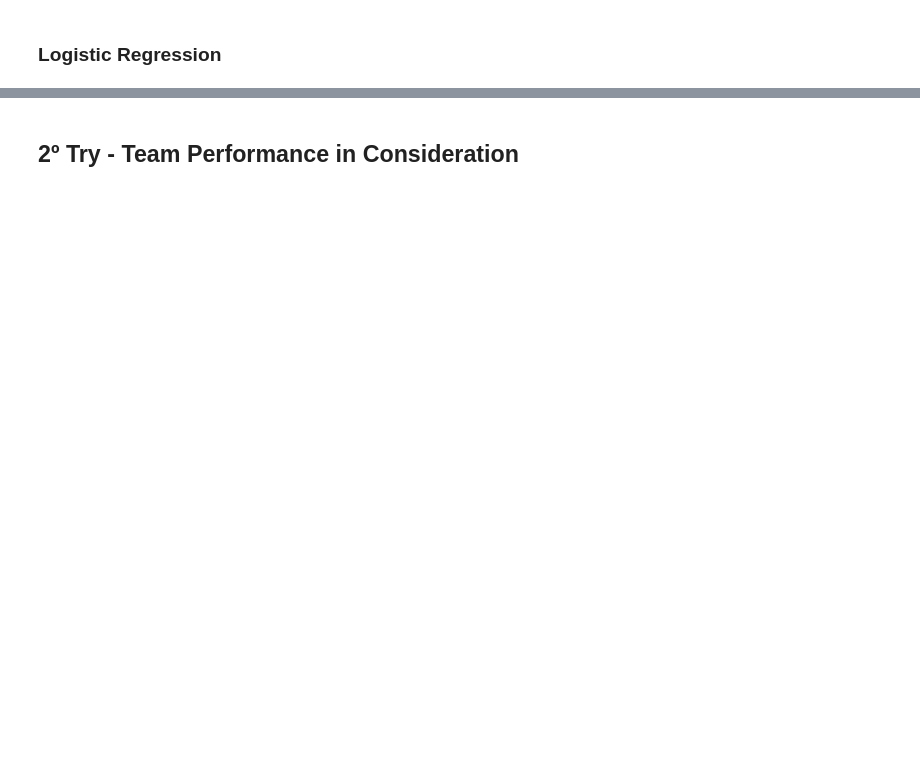
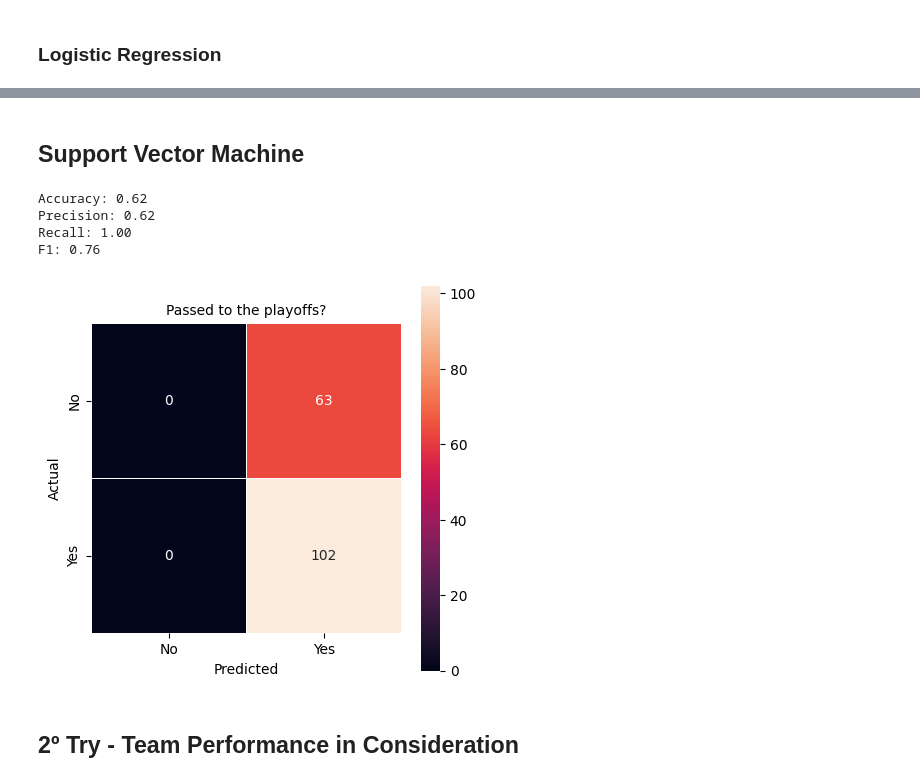
Before and after one commit to FranciscoMaldonado0/feup-ac, a Jupyter notebook: model.ipynb, the cells around one changed output, grey strips where cells are left out. Cells and saved outputs as stored; diff of their text form; code cells hidden in the pictures; blank space fills up the shorter version.

```diff
--- a/model.ipynb
+++ b/model.ipynb
@@ -85,3 +222,39 @@ print(f"Classification report:\n{classification}")
+# %% [markdown]
+## Support Vector Machine
+# %%
+# SVM
+svm = SVC(kernel='linear')
+svm.fit(train_inputs, train_labels)
+
+y_pred = svm.predict(test_inputs)
+
+# metrics for the SVM
+accuracy = accuracy_score(test_labels, y_pred)
+print(f"Accuracy: {accuracy:.2f}")
+precision = metrics.precision_score(test_labels, y_pred)
+print(f"Precision: {precision:.2f}")
+recall = metrics.recall_score(test_labels, y_pred)
+print(f"Recall: {recall:.2f}")
+f1 = metrics.f1_score(test_labels, y_pred)
+print(f"F1: {f1:.2f}")
+
+# plot the confusion matrix
+confusion = confusion_matrix(test_labels, y_pred)
+
+plt.figure(figsize=(5,5))
+sb.heatmap(confusion, annot=True, fmt="g", linewidths=.5, square = True, xticklabels=['No', 'Yes'], yticklabels=['No', 'Yes'])
+plt.ylabel('Actual')
+plt.xlabel('Predicted')
+all_sample_title = 'Passed to the playoffs?'
+
+plt.title(all_sample_title, size = 10)
+plt.show()
+# %% [output]
+Accuracy: 0.62
+Precision: 0.62
+Recall: 1.00
+F1: 0.76
+[figure, added]
 # %% [markdown]
 ## 2º Try - Team Performance in Consideration
 # %%
```
Also changed, not shown: parts of 8 cells of this notebook.
